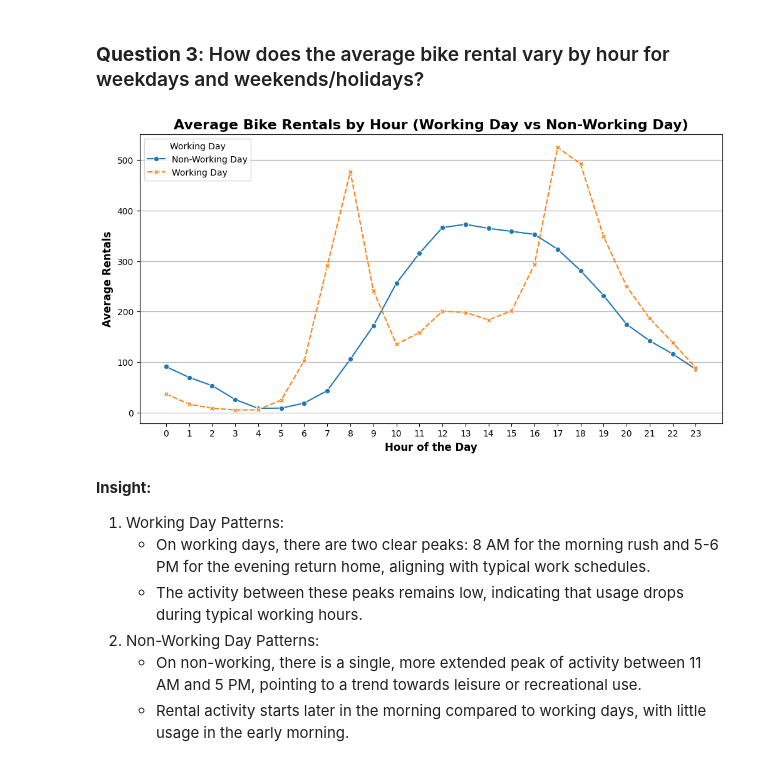
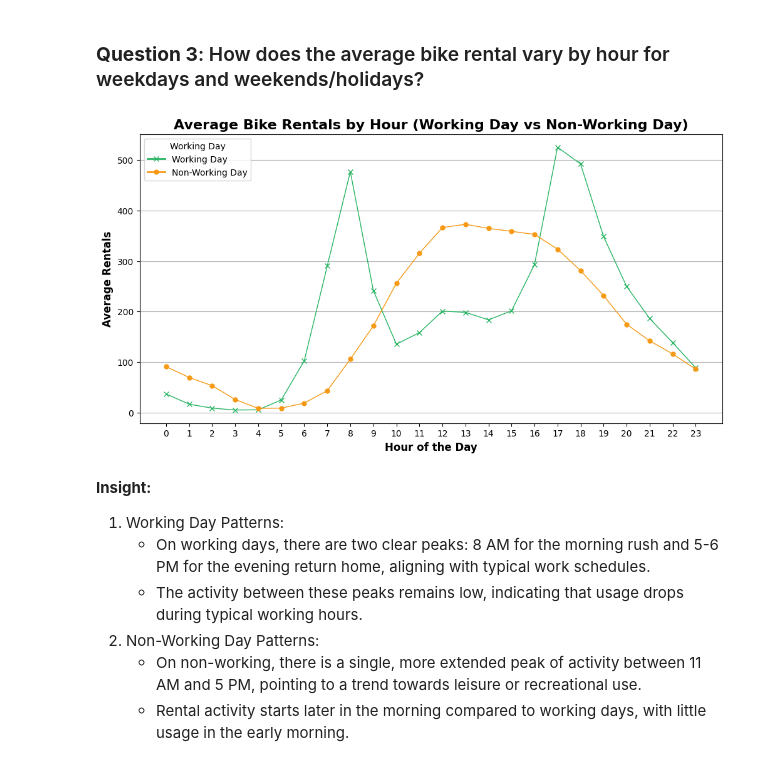
Before and after one commit to rakaarfi/bike-rental-dashboard, a Jupyter notebook: notebook.ipynb, the cells around one changed output. Cells and saved outputs as stored; diff of their text form; code cells hidden in the pictures.

```diff
--- a/notebook.ipynb
+++ b/notebook.ipynb
@@ -427,28 +465,50 @@ plt.show()
 - To meet user needs effectively, it is crucial to focus on operational factors such as maintaining bike availability and managing stations during these busy periods.
 # %% [markdown]
 ### **Question 3**: How does the average bike rental vary by hour for weekdays and weekends/holidays?
-# %%
-hourly_rentals_by_day_type = hour_df.groupby(['hr', 'workingday'])['cnt'].mean().reset_index()
-
-plt.figure(figsize=(12, 6))
-ax = sns.lineplot(
-    data=hourly_rentals_by_day_type,
-    x='hr', y='cnt', hue='workingday',
-    style='workingday', markers=True
-)
-
-plt.title('Average Bike Rentals by Hour (Working Day vs Non-Working Day)', fontsize=16, fontweight='bold')
-plt.xlabel('Hour of the Day', fontsize=12, fontweight='bold')
-plt.ylabel('Average Rentals', fontsize=12, fontweight='bold')
-plt.xticks(range(0, 24), rotation=0)
-
-# Move legend to upper left
-sns.move_legend(ax, "upper left", title="Working Day", labels=["Non-Working Day", "Working Day"])
-
-plt.grid(axis='y')
-plt.show()
-# %% [output]
-[figure, removed]
+# %%
+def hourly_rentals_by_day_type(hour_df):
+    hourly_rentals_by_day_type_df = hour_df.groupby(['hr', 'workingday'])['cnt'].mean().reset_index()
+
+    return hourly_rentals_by_day_type_df
+
+def plot_hourly_rentals_by_day_type(hourly_rentals_by_day_type_df):
+    # Separate data by working day type
+    working_day_data = hourly_rentals_by_day_type_df[hourly_rentals_by_day_type_df['workingday'] == 1]
+    non_working_day_data = hourly_rentals_by_day_type_df[hourly_rentals_by_day_type_df['workingday'] == 0]
+
+    plt.figure(figsize=(12, 6))
+
+    # Plot the lines manually for both working and non-working days
+    plt.plot(working_day_data['hr'], working_day_data['cnt'], color="#28b463", lw=1, label="Working Day", marker='x', markersize=6)
+    plt.plot(non_working_day_data['hr'], non_working_day_data['cnt'], color="#f69915", lw=1, label="Non-Working Day", marker='o', markersize=5)
+
+    # Create a custom legend manually
+    legend_elements = [
+        Line2D([0], [0], color="#28b463", lw=2, label="Working Day", marker='x', markersize=6),
+        Line2D([0], [0], color="#f69915", lw=2, label="Non-Working Day", marker='o', markersize=5),
+    ]
+
+    # Add legend
+    plt.legend(handles=legend_elements, title="Working Day", loc="upper left", fontsize=10)
+
+    # Title and labels
+    plt.title('Average Bike Rentals by Hour (Working Day vs Non-Working Day)', fontsize=16, fontweight='bold')
+    plt.xlabel('Hour of the Day', fontsize=12, fontweight='bold')
+    plt.ylabel('Average Rentals', fontsize=12, fontweight='bold')
+
+    # Set x-ticks (hours of the day) and rotate labels if necessary
+    plt.xticks(range(0, 24), rotation=0)
+
+    # Add grid lines for the y-axis
+    plt.grid(axis='y')
+
+    return plt
+
+hourly_rentals_by_day_type_df = hourly_rentals_by_day_type(hour_df)
+plot_hourly_rentals_by_day_type(hourly_rentals_by_day_type_df)
+plt.show()
+# %% [output]
+[figure, added]
 # %% [markdown]
 **Insight:**
 1. Working Day Patterns:
```
Also changed, not shown: parts of 16 cells of this notebook, 1 other file.
